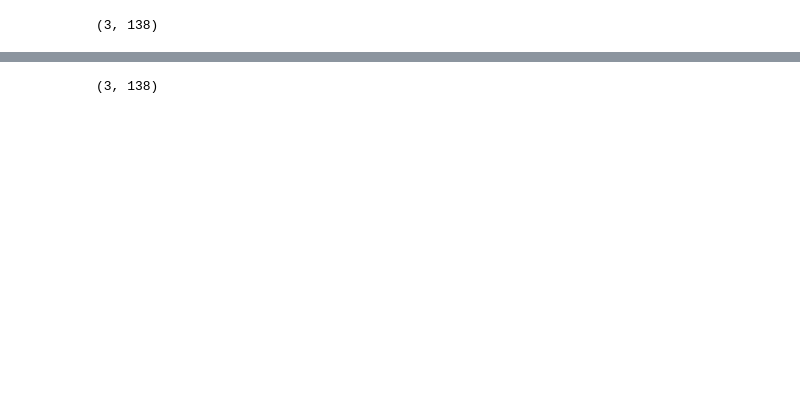
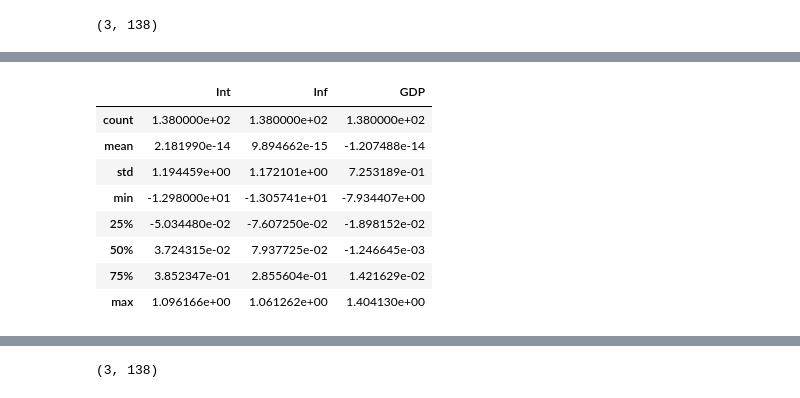
Before and after one commit to AmineOuerfellii/econometron, a Jupyter notebook: Tutorials/Models/Linear_DSGE/NK_Model.ipynb, the cells around one changed output, grey strips where cells are left out. Cells and saved outputs as stored; diff of their text form; code cells hidden in the pictures; blank space fills up the shorter version.

```diff
--- a/Tutorials/Models/Linear_DSGE/NK_Model.ipynb
+++ b/Tutorials/Models/Linear_DSGE/NK_Model.ipynb
@@ -130,2 +119,14 @@ Processing column: GDP
+# %%
+TSP.get_transformed_data().describe()
+# %% [output]
+|  | Int | Inf | GDP |
+| count | 1.380000e+02 | 1.380000e+02 | 1.380000e+02 |
+| mean | 2.181990e-14 | 9.894662e-15 | -1.207488e-14 |
+| std | 1.194459e+00 | 1.172101e+00 | 7.253189e-01 |
+| min | -1.298000e+01 | -1.305741e+01 | -7.934407e+00 |
+| 25% | -5.034480e-02 | -7.607250e-02 | -1.898152e-02 |
+| 50% | 3.724315e-02 | 7.937725e-02 | -1.246645e-03 |
+| 75% | 3.852347e-01 | 2.855604e-01 | 1.421629e-02 |
+| max | 1.096166e+00 | 1.061262e+00 | 1.404130e+00 |
 # %%
 trans_data=TSP.get_transformed_data().T.values
```
Also changed, not shown: parts of 23 cells of this notebook, 2 other files.
